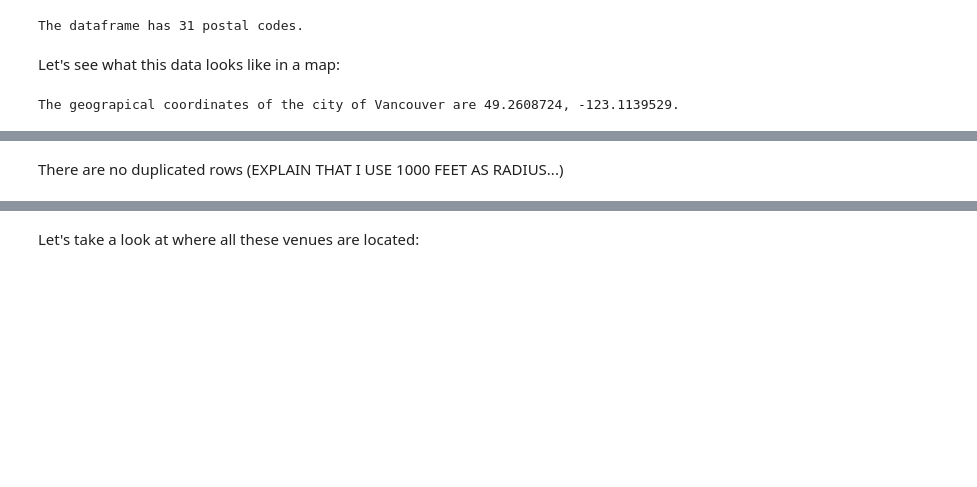
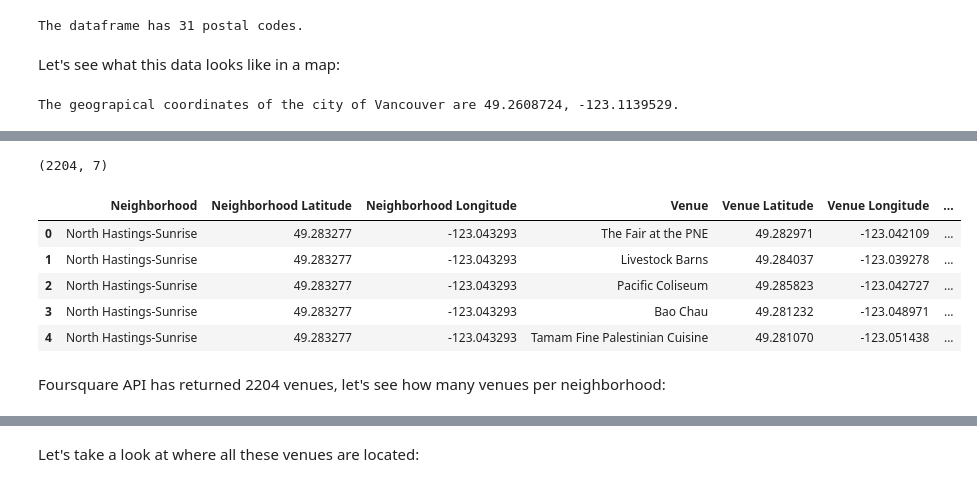
Before and after one commit to alinasansevich/Coursera_Capstone, a Jupyter notebook: Battle_of_the_Neighborhoods_Vancouver.ipynb, the cells around one changed output, grey strips where cells are left out. Saved outputs shown, nothing was run; the diff lists cells and outputs as text; code cells hidden in the pictures; blank space fills up the shorter version.

```diff
--- a/Battle_of_the_Neighborhoods_Vancouver.ipynb
+++ b/Battle_of_the_Neighborhoods_Vancouver.ipynb
@@ -408,3 +426,11 @@ vancouver_venues = getNearbyVenues(names=neighborhoods['Neighborhood'],
 # %%
 print(vancouver_venues.shape)
-vancouver_venues
+vancouver_venues.head()
+# %% [output]
+(2204, 7)
+|  | Neighborhood | Neighborhood Latitude | Neighborhood Longitude | Venue | Venue Latitude | Venue Longitude | ... |
+| 0 | North Hastings-Sunrise | 49.283277 | -123.043293 | The Fair at the PNE | 49.282971 | -123.042109 | ... |
+| 1 | North Hastings-Sunrise | 49.283277 | -123.043293 | Livestock Barns | 49.284037 | -123.039278 | ... |
+| 2 | North Hastings-Sunrise | 49.283277 | -123.043293 | Pacific Coliseum | 49.285823 | -123.042727 | ... |
+| 3 | North Hastings-Sunrise | 49.283277 | -123.043293 | Bao Chau | 49.281232 | -123.048971 | ... |
+| 4 | North Hastings-Sunrise | 49.283277 | -123.043293 | Tamam Fine Palestinian Cuisine | 49.281070 | -123.051438 | ... |
@@ -413,5 +437,5 @@ vancouver_venues.duplicated().sum()
-# %% [markdown]
-There are no duplicated rows (EXPLAIN THAT I USE 1000 FEET AS RADIUS...)
+# %% [markdown]
+Foursquare API has returned 2204 venues, let's see how many venues per neighborhood:
 # %%
 # Let's check how many venues were returned for each neighborhood
 pd.set_option('display.max_rows', None)
```
Also changed, not shown: parts of 34 cells of this notebook.
